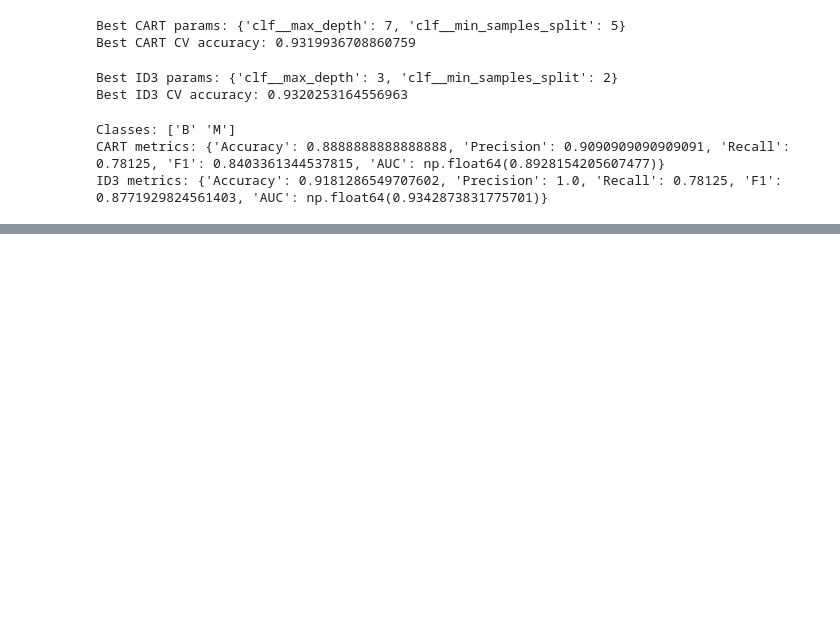
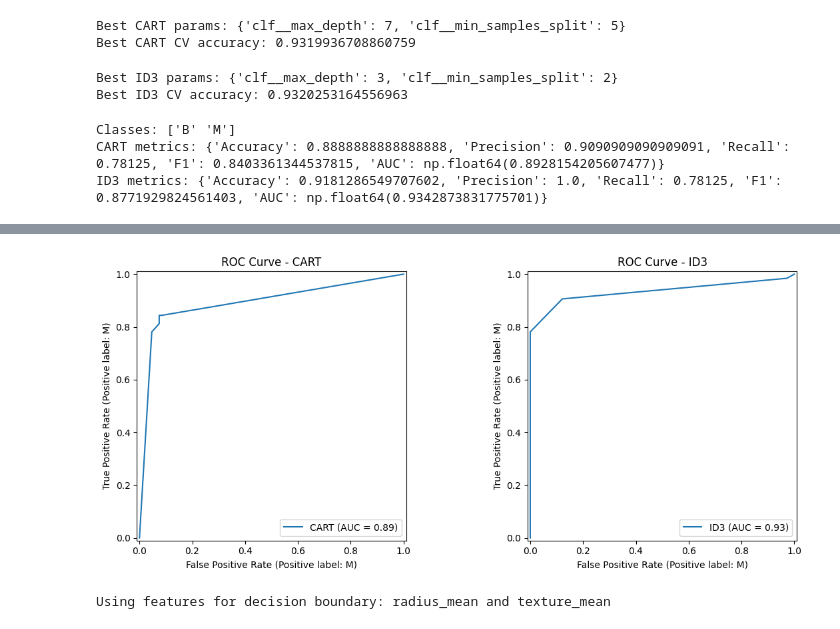
Before and after one commit to AbrarYasir01/dt-cart-vs-id3, a Jupyter notebook: 220140.ipynb, the cells around one changed output, grey strips where cells are left out. Drawn from its saved outputs; the diff is of its cells as text; code cells hidden in the pictures; blank space fills up the shorter version.

```diff
--- a/220140.ipynb
+++ b/220140.ipynb
@@ -191,0 +221,21 @@ ID3 metrics: {'Accuracy': 0.9181286549707602, 'Precision': 1.0, 'Recall': 0.7812
+# %%
+from sklearn.metrics import RocCurveDisplay
+
+fig, axes = plt.subplots(1, 2, figsize=(12, 5))
+
+RocCurveDisplay.from_estimator(best_cart, X_test, y_test, ax=axes[0], name="CART")
+axes[0].set_title("ROC Curve - CART")
+
+RocCurveDisplay.from_estimator(best_id3, X_test, y_test, ax=axes[1], name="ID3")
+axes[1].set_title("ROC Curve - ID3")
+
+plt.tight_layout()
+plt.show()
+# %% [output]
+[figure, added]
+# %%
+feat1 = "radius_mean"
+feat2 = "texture_mean"
+print("Using features for decision boundary:", feat1, "and", feat2)
+# %% [output]
+Using features for decision boundary: radius_mean and texture_mean
```
Also changed, not shown: parts of 6 cells of this notebook.
